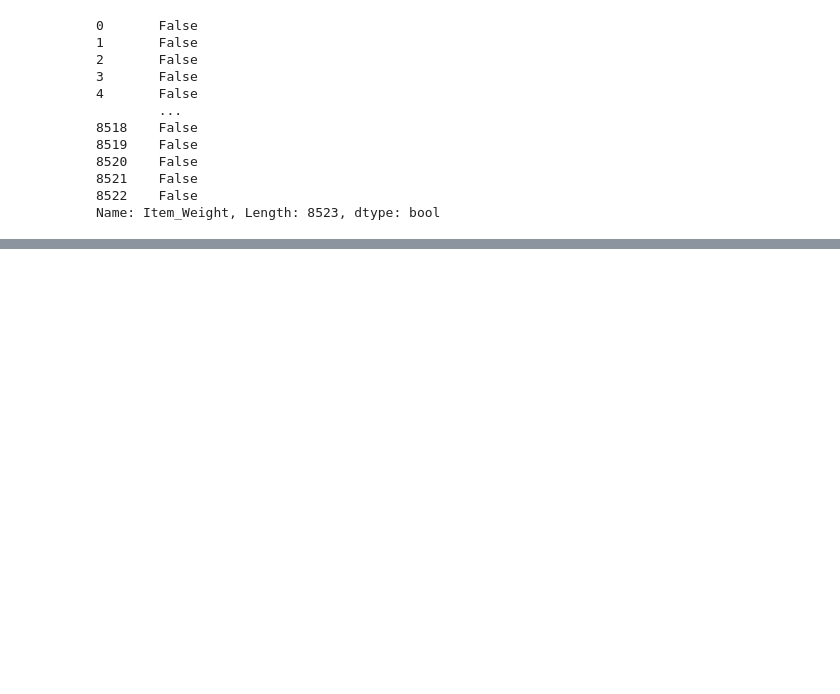
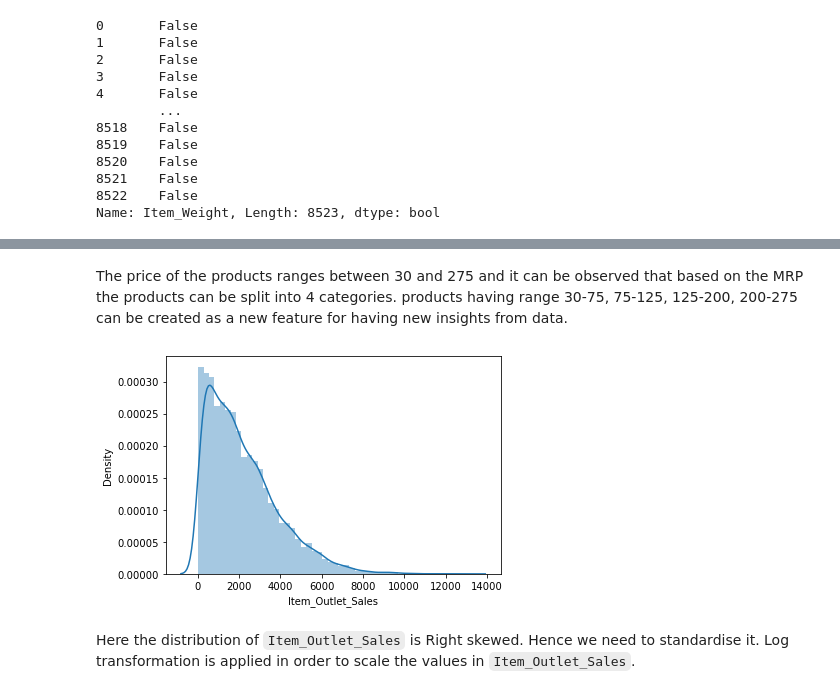
Before and after one commit to Priya-088/SuperMart_sales_prediction, a Jupyter notebook: Product_sales_prediction.ipynb, the cells around one changed output, grey strips where cells are left out. Drawn from its saved outputs; the diff is of its cells as text; code cells hidden in the pictures; blank space fills up the shorter version.

```diff
--- a/Product_sales_prediction.ipynb
+++ b/Product_sales_prediction.ipynb
@@ -272,0 +412,8 @@ df.Item_Weight.isnull().sum()
+# %% [markdown]
+The price of the products ranges between 30 and 275 and it can be observed that based on the MRP the products can be split into 4 categories. products having range 30-75, 75-125, 125-200, 200-275 can be created as a new feature for having new insights from data.
+# %%
+sns.distplot(df['Item_Outlet_Sales']);
+# %% [output]
+[figure, added]
+# %% [markdown]
+Here the distribution of `Item_Outlet_Sales` is Right skewed. Hence we need to standardise it. Log transformation is applied in order to scale the values in `Item_Outlet_Sales`.
```
Also changed, not shown: parts of 55 cells of this notebook, 1 other file.
